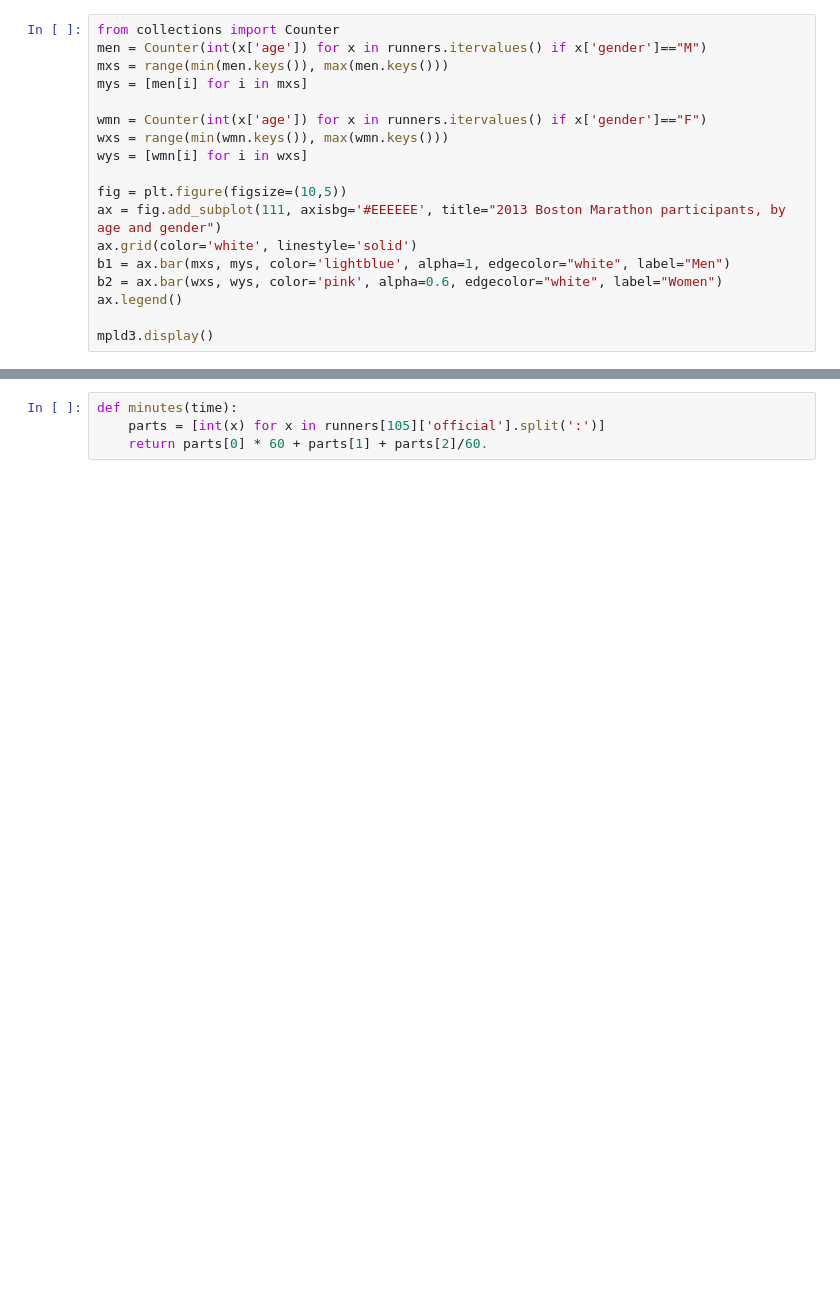
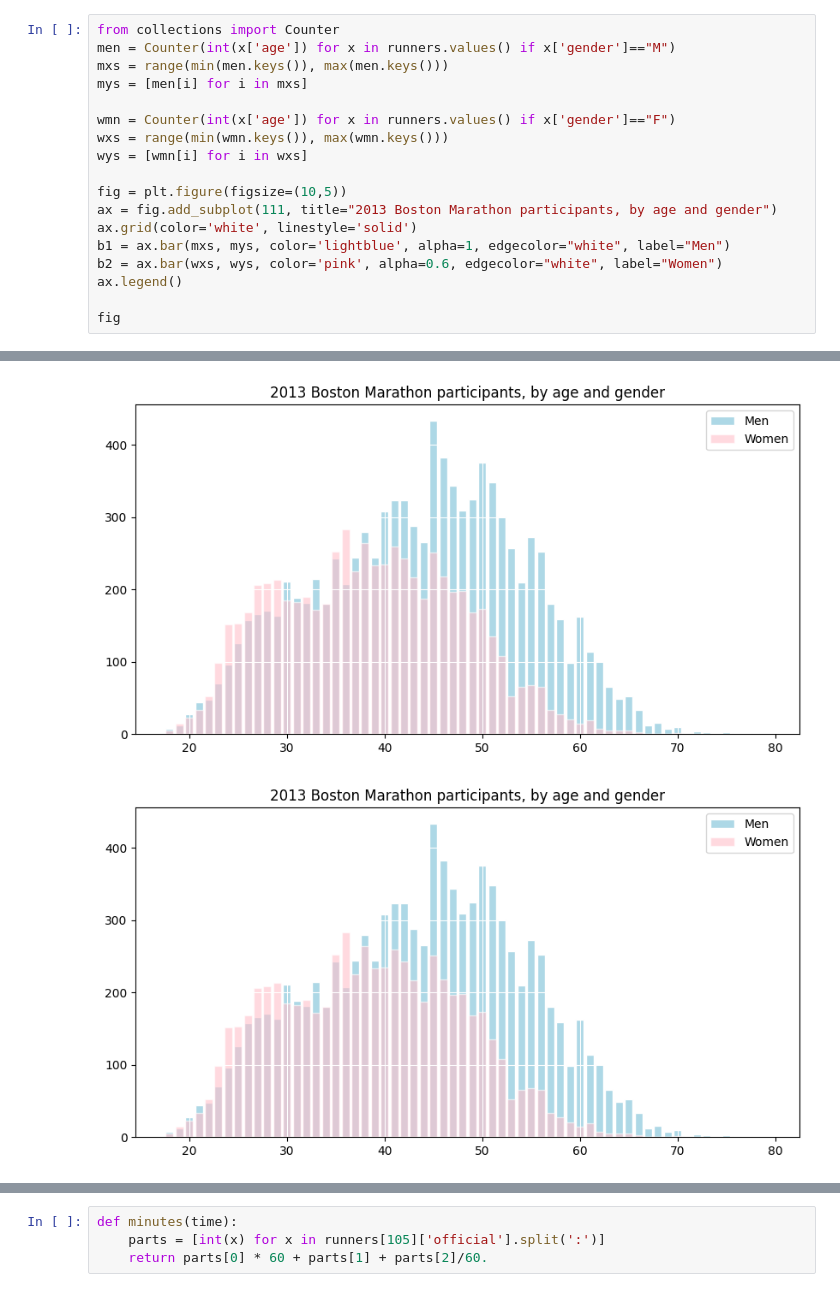
Before and after one commit to llimllib/bostonmarathon, a Jupyter notebook: analysis.ipynb, the cells around one changed output, grey strips where cells are left out. Drawn from its saved outputs; the diff is of its cells as text; blank space fills up the shorter version.

```diff
--- a/analysis.ipynb
+++ b/analysis.ipynb
@@ -51,19 +49,19 @@ mpld3.display()
 # %%
 from collections import Counter
-men = Counter(int(x['age']) for x in runners.itervalues() if x['gender']=="M")
+men = Counter(int(x['age']) for x in runners.values() if x['gender']=="M")
 mxs = range(min(men.keys()), max(men.keys()))
 mys = [men[i] for i in mxs]
 
-wmn = Counter(int(x['age']) for x in runners.itervalues() if x['gender']=="F")
+wmn = Counter(int(x['age']) for x in runners.values() if x['gender']=="F")
 wxs = range(min(wmn.keys()), max(wmn.keys()))
 wys = [wmn[i] for i in wxs]
 
 fig = plt.figure(figsize=(10,5))
-ax = fig.add_subplot(111, axisbg='#EEEEEE', title="2013 Boston Marathon participants, by age and gender")
+ax = fig.add_subplot(111, title="2013 Boston Marathon participants, by age and gender")
 ax.grid(color='white', linestyle='solid')
 b1 = ax.bar(mxs, mys, color='lightblue', alpha=1, edgecolor="white", label="Men")
 b2 = ax.bar(wxs, wys, color='pink', alpha=0.6, edgecolor="white", label="Women")
 ax.legend()
 
-mpld3.display()
+fig
 # %% [output]
@@ -70,0 +68,2 @@ mpld3.display()
+[figure, added]
+[figure, added]
```
Also changed, not shown: parts of 26 cells of this notebook, 4 other files.
